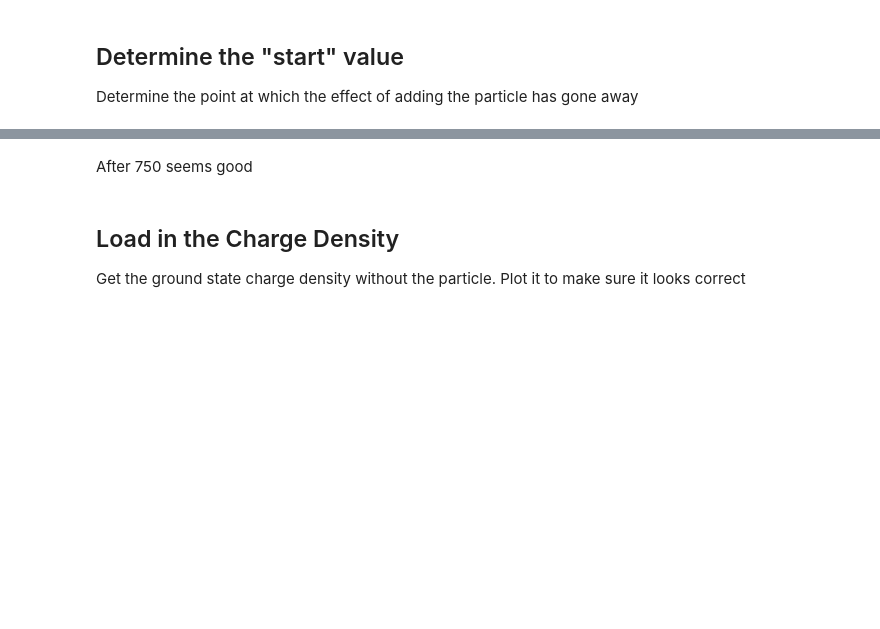
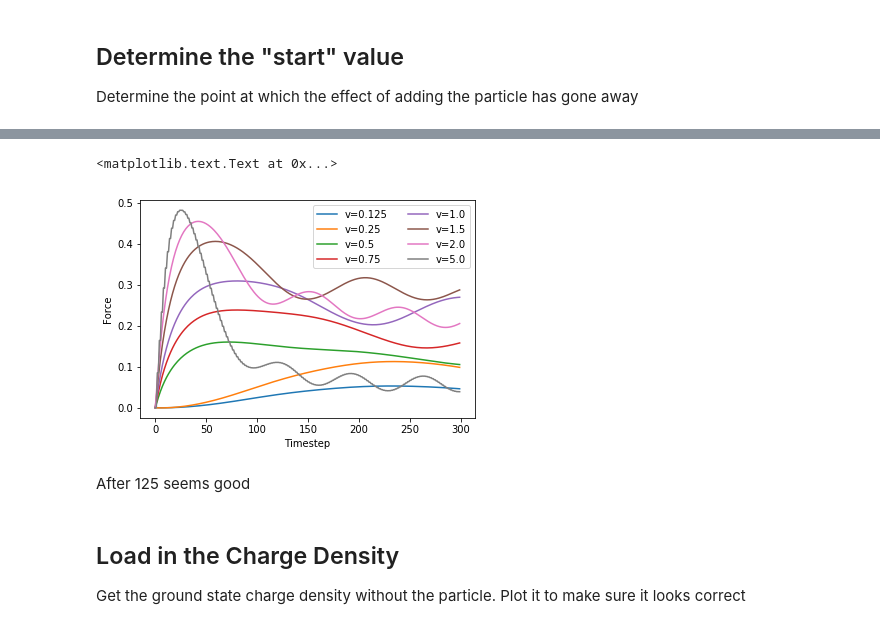
Before and after one commit to globus-labs/stopping-power-ml, a Jupyter notebook: silicon-multiple-velocities.ipynb, the cells around one changed output, grey strips where cells are left out. Cells and saved outputs as stored; diff of their text form; code cells hidden in the pictures; blank space fills up the shorter version.

```diff
--- a/silicon-multiple-velocities.ipynb
+++ b/silicon-multiple-velocities.ipynb
@@ -52,3 +89,17 @@ ax.set_ylabel('Force')
+# %%
+fig, ax = plt.subplots()
+
+plot_max = 300
+for gid, group in data.groupby('directory'):
+    ax.plot(group['timestep'].iloc[:plot_max], group['force'].iloc[:plot_max], label=gid[3:].replace("_","="))
+
+ax.legend(ncol=2)
+
+ax.set_xlabel('Timestep')
+ax.set_ylabel('Force')
+# %% [output]
+<matplotlib.text.Text at 0x...>
+[figure, added]
 # %% [markdown]
-After 750 seems good
+After 125 seems good
 # %%
```
Also changed, not shown: parts of 40 cells of this notebook.
